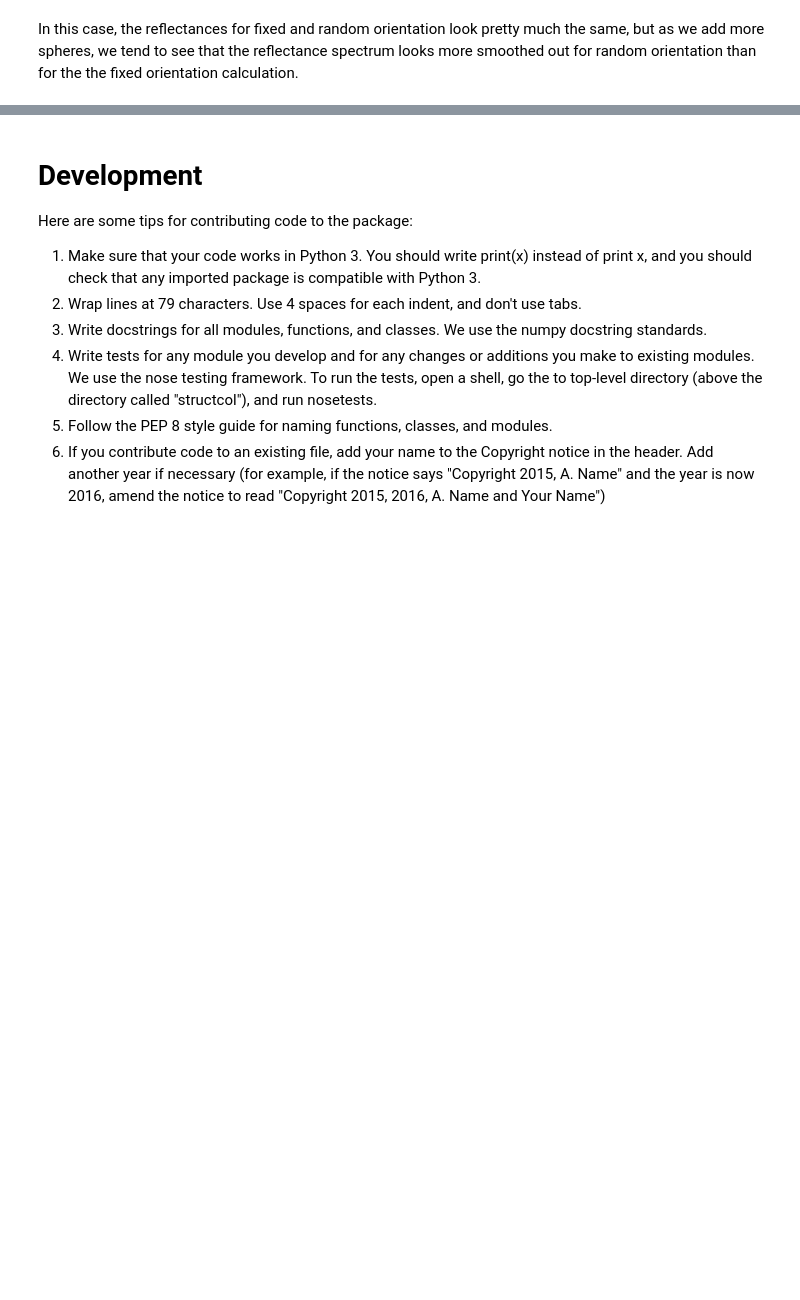
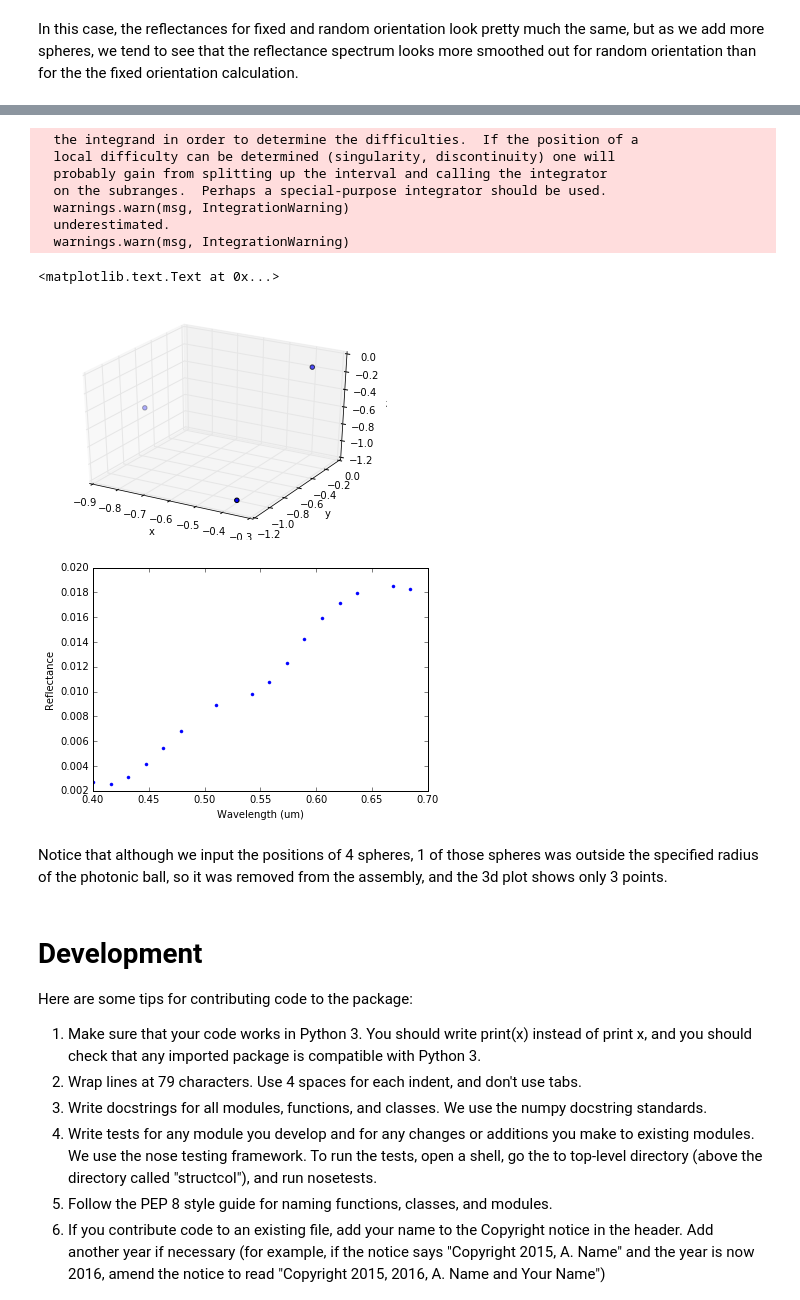
Before and after one commit to manoharan-lab/mstm-wrapper, a Jupyter notebook: tutorial.ipynb, the cells around one changed output, grey strips where cells are left out. Cells and saved outputs as stored; diff of their text form; code cells hidden in the pictures; blank space fills up the shorter version.

Commit message:
added photonic ball geometry

```diff
--- a/tutorial.ipynb
+++ b/tutorial.ipynb
@@ -91,3 +100,46 @@ In this case, the reflectances for fixed and random orientation look pretty much
+# %%
+# define the parameters for the assembly
+xpos = np.array([1, .5, 1, 3])
+ypos = np.array([0, .5, 1, 3])
+zpos = np.array([0, .5, 1, 3])
+radii = np.array([0.125, 0.125, 0.125, 0.125]) # microns
+photonic_ball_radius = 2 # micron
+n_matrix = 1.54
+n_spheres = 1.33
+
+# perform the calcaulations with the mstm wrapper
+target = mstm.Target(xpos, ypos, zpos, radii, n_matrix, n_spheres, photonic_ball_radius)
+calculation = mstm.MSTMCalculation(target, wavelength, theta, phi=None)
+result = calculation.run()
+reflectance = result.calc_reflectance(np.array([1, 0, 0, 0]))
+
+# plot the positions of the sphere centers inside the photonic ball
+from mpl_toolkits.mplot3d import Axes3D
+fig = plt.figure()
+ax = fig.add_subplot(111, projection = '3d')
+ax.scatter(target.x,target.y,target.z)
+plt.xlabel('x')
+plt.ylabel('y')
+ax.set_zlabel('z')
+
+# plot the reflectance
+fig = plt.figure()
+plt.plot(result.wavelength, reflectance, '.')
+plt.xlabel('Wavelength (um)')
+plt.ylabel('Reflectance')#plt.title('Reflectance  of two spheres for fixed orientation')
+# %% [output]
+  the integrand in order to determine the difficulties.  If the position of a
+  local difficulty can be determined (singularity, discontinuity) one will
+  probably gain from splitting up the interval and calling the integrator
+  on the subranges.  Perhaps a special-purpose integrator should be used.
+  warnings.warn(msg, IntegrationWarning)
+  underestimated.
+  warnings.warn(msg, IntegrationWarning)
+<matplotlib.text.Text at 0x...>
+[figure, added]
+[figure, added]
+# %% [markdown]
+Notice that although we input the positions of 4 spheres, 1 of those spheres was outside the specified radius of the photonic ball, so it was removed from the assembly, and the 3d plot shows only 3 points.
 # %% [markdown]
 # Development
 
```
Also changed, not shown: parts of 3 cells of this notebook, 1 other file.
